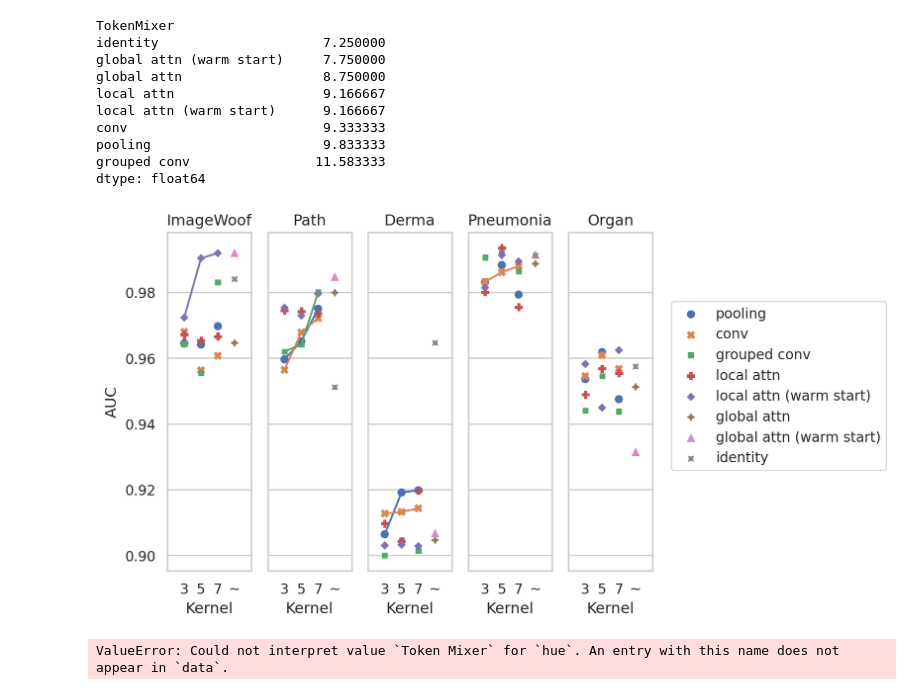
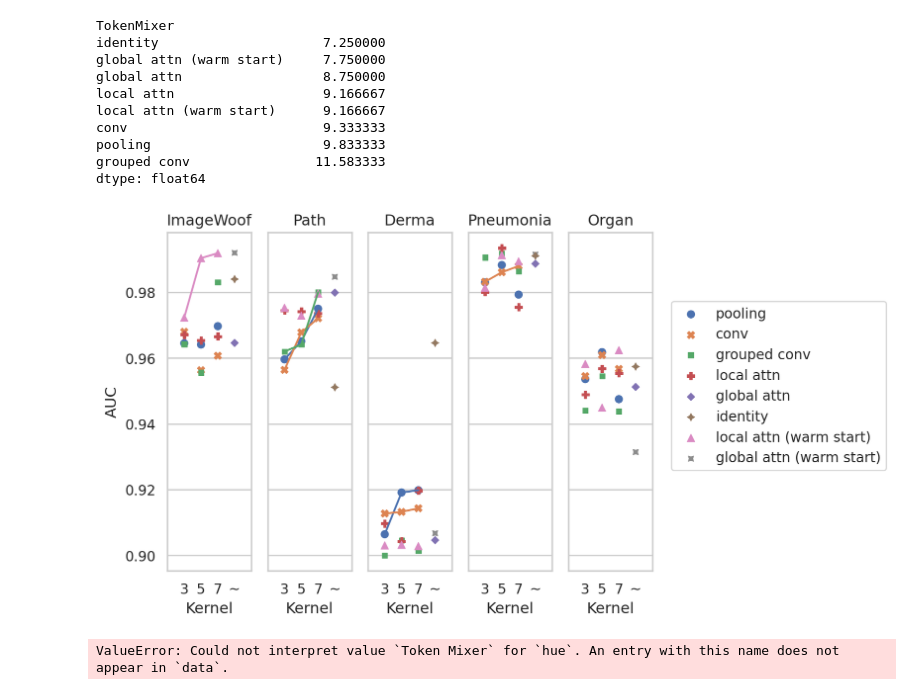
Before and after one commit to multimodallearning/MetaFormerMedImaging, a Jupyter notebook: eval/create_ranking_classification_2p2t_pretrained.ipynb, the cells around one changed output. Cells and saved outputs as stored; diff of their text form; code cells hidden in the pictures.

```diff
--- a/eval/create_ranking_classification_2p2t_pretrained.ipynb
+++ b/eval/create_ranking_classification_2p2t_pretrained.ipynb
@@ -212,34 +212,37 @@ dtype: float64
 # %%
 import seaborn as sns
 from seaborn import objects as so
 
 df_long = df.loc[:, df.columns.str.endswith('_auc')]
 df_long.columns = df_long.columns.str.rstrip('_auc')
 df_long.columns = df_long.columns.str.rstrip('MNIST')
 df_long = df_long.loc[~df.index.get_level_values(0).str.startswith('ResNet'), :]
 df_long = df_long.reset_index().melt(id_vars=["TokenMixer", "Kernel Size"], var_name="dataset", value_name="auc")
 df_long.loc[df_long['Kernel Size'].isin(['1', '-']), 'Kernel Size'] = '~'
 
 df_lines = df_long.query(' or '.join([
     "dataset == 'ImageWoof' and TokenMixer.isin(['local attn (warm start)'])",
     "dataset == 'Path' and TokenMixer.isin(['pooling', 'conv', 'grouped conv'])",
     "dataset == 'Derma' and TokenMixer.isin(['conv', 'pooling'])",
     "dataset == 'Pneumonia' and TokenMixer.isin(['conv'])",
 ]))
 
+order = ['pooling', 'conv', 'grouped conv', 'local attn', 'global attn', 'identity', 'local attn (warm start)', 'global attn (warm start)']
+
 (
     so.Plot(df_long, x="Kernel Size", y="auc", color="TokenMixer")
     .facet(col="dataset")
     .theme(sns.axes_style("whitegrid"))
     .add(so.Line(), legend=False, data=df_lines)
     .add(so.Dot(), marker='TokenMixer')
     .limit(x=(-1, 4))
     .layout(engine='tight')
     .label(x='Kernel', y='AUC', color='')
+    .scale(color=so.Nominal(order=order), marker=so.Nominal(order=order))
     .save(f'2p2t_pretraining.pdf', dpi=300, bbox_inches='tight', pad_inches=0)
 )
 # %% [output]
-[figure, old version]
+[figure, new version]
 # %%
 from matplotlib import pyplot as plt
 sns.scatterplot(df_rank_no_imgwoof.mean(1).rename('rank').reset_index(), x='Kernel Size', y='rank', hue='Token Mixer')
```
Also changed, not shown: parts of 2 cells of this notebook, 5 other files.
